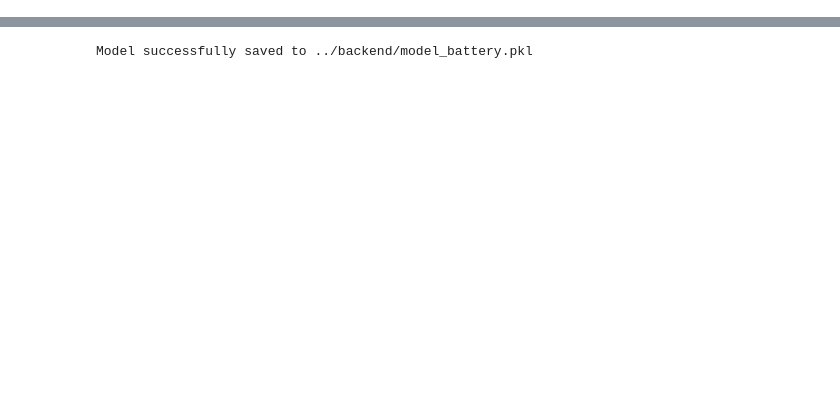
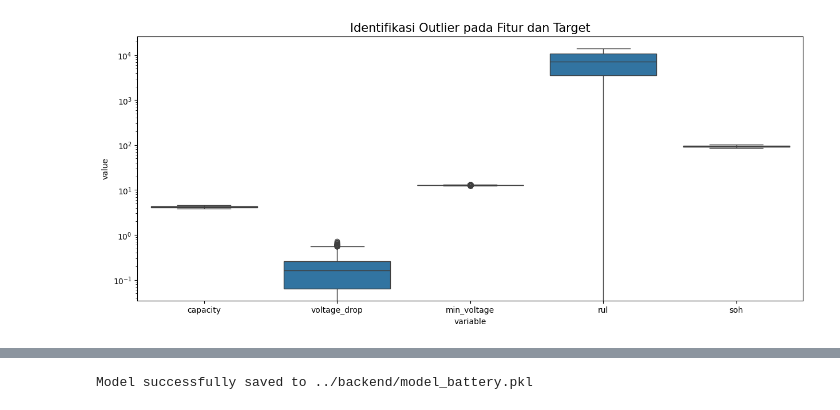
Before and after one commit to dantoriswana/Life-Cycle-Battery, a Jupyter notebook: notebook/battery_prediction.ipynb, the cells around one changed output, grey strips where cells are left out. Drawn from its saved outputs; the diff is of its cells as text; code cells hidden in the pictures; blank space fills up the shorter version.

```diff
--- a/notebook/battery_prediction.ipynb
+++ b/notebook/battery_prediction.ipynb
@@ -45,0 +60,10 @@ Target shape: (481,)
+# %%
+# Visualisasi Outlier dengan Box Plot
+plt.figure(figsize=(15, 6))
+df_melted = df.melt(value_vars=features + targets)
+sns.boxplot(data=df_melted, x='variable', y='value')
+plt.title('Identifikasi Outlier pada Fitur dan Target', fontsize=15)
+plt.yscale('log') # Menggunakan skala log karena rentang nilai yang sangat berbeda
+plt.show()
+# %% [output]
+[figure, added]
```
Also changed, not shown: parts of 32 cells of this notebook, 20 other files.
